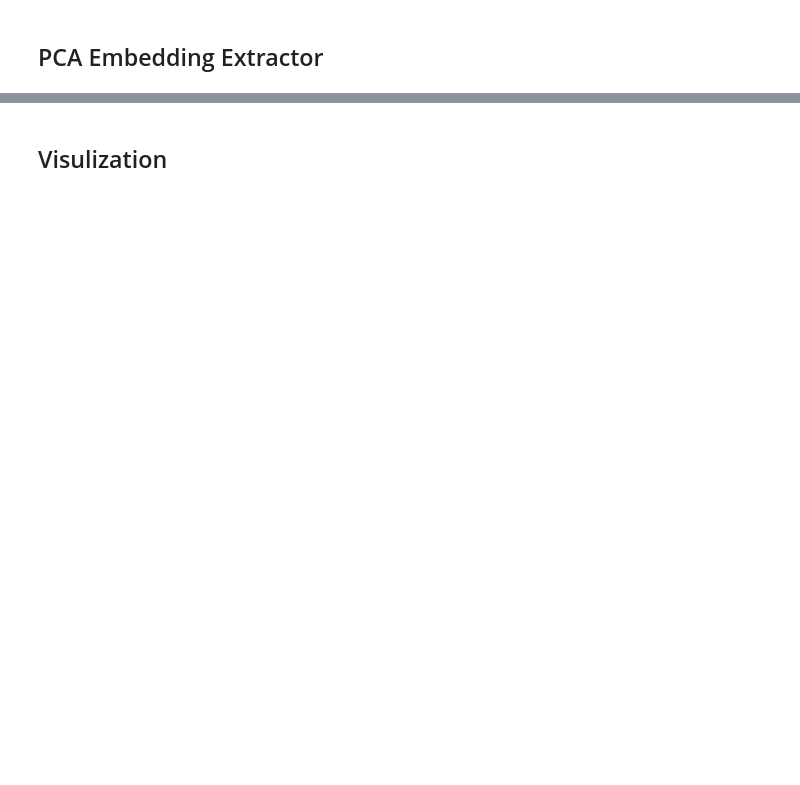
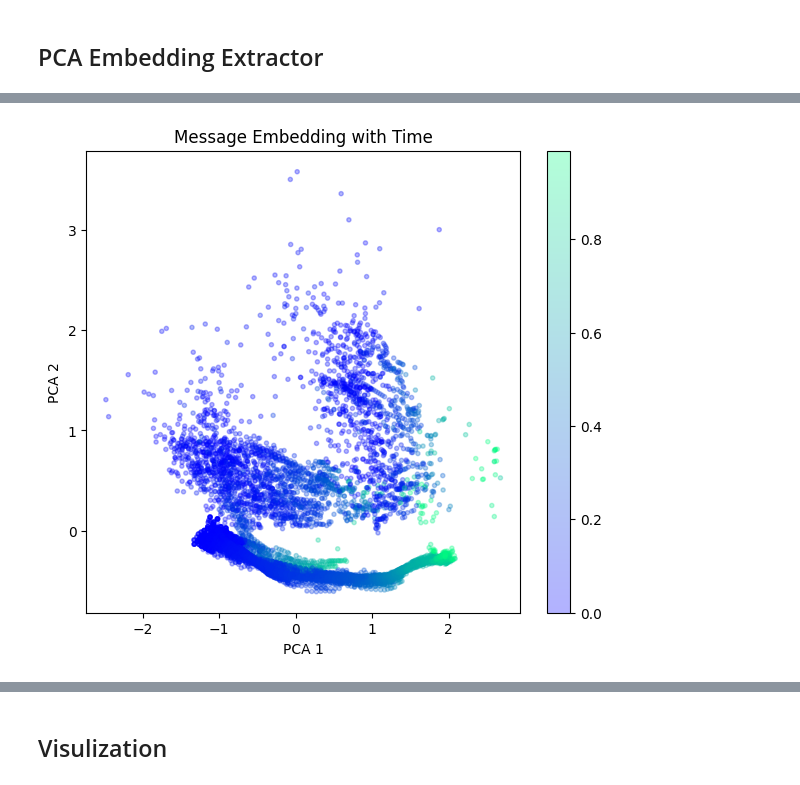
Before and after one commit to Sayantan0013/marl-indep-comm, a Jupyter notebook: param_share/analysis/Analysis.ipynb, the cells around one changed output, grey strips where cells are left out. Drawn from its saved outputs; the diff is of its cells as text; code cells hidden in the pictures; blank space fills up the shorter version.

```diff
--- a/param_share/analysis/Analysis.ipynb
+++ b/param_share/analysis/Analysis.ipynb
@@ -84,0 +124,43 @@ plt.scatter(*(transformed_key.T),marker='.')
+# %%
+## Messages wrt Time
+
+from matplotlib.colors import Normalize
+
+time = obs_array[:,:,-1].reshape(-1)
+
+blue = np.array([0.0, 0.0, 1.0])
+red = np.array([1.0, 0.0, 0.0])
+
+
+
+# Normalize the scalar values and use a colormap
+norm = Normalize(vmin=min(time), vmax=max(time))
+cmap = plt.cm.winter  # Choose your colormap
+colors = cmap(norm(time))
+
+# color = np.outer(time,blue) + np.outer((1-time),red)
+
+alpha = 0.3
+
+plt.figure(figsize=(7,6))
+# plt.subplot(131)
+plt.title('Message Embedding with Time')
+plt.xlabel('PCA 1')
+plt.ylabel('PCA 2')
+scatter = plt.scatter(*(transformed_msg.T),marker='.',alpha=alpha ,c=time, cmap=cmap)
+# plt.scatter([0,0],[0,0],alpha=,c=blue,label='final')
+# plt.legend()
+
+# plt.subplot(132)
+# plt.title('Key Embedding with Time')
+# scatter = plt.scatter(*(transformed_key.T),marker='.',alpha=alpha, c=time, cmap=cmap,)
+# plt.subplot(133)
+# plt.title('Query Embedding')
+# plt.scatter(*(transformed_query.T),marker='.',alpha=alpha, c = color)
+
+plt.colorbar(scatter)
+
+
+plt.show()
+# %% [output]
+[figure, added]
```
Also changed, not shown: parts of 19 cells of this notebook, 3 other files.
